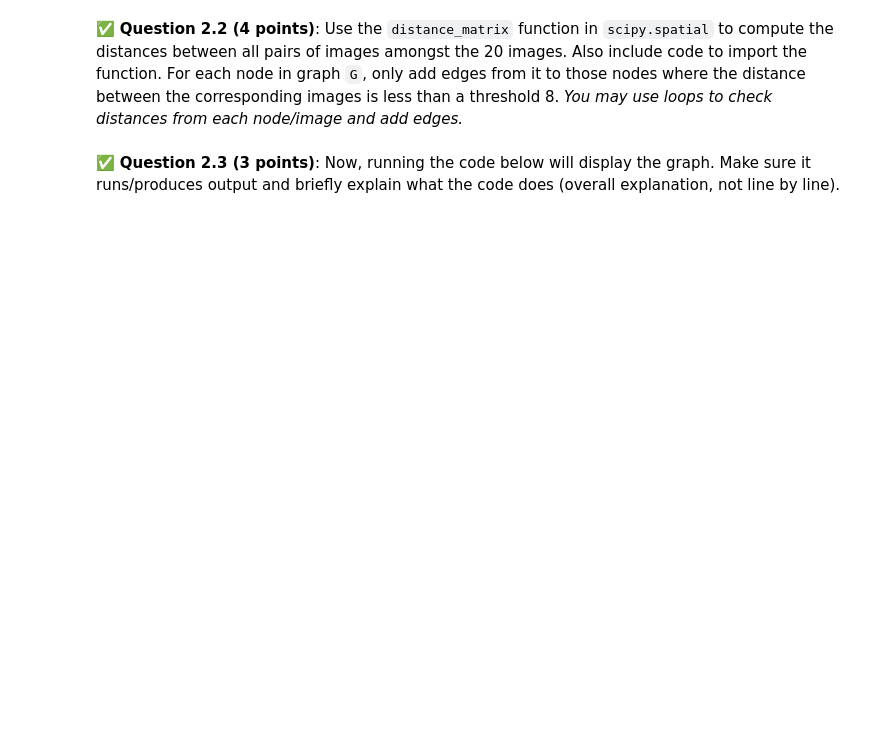
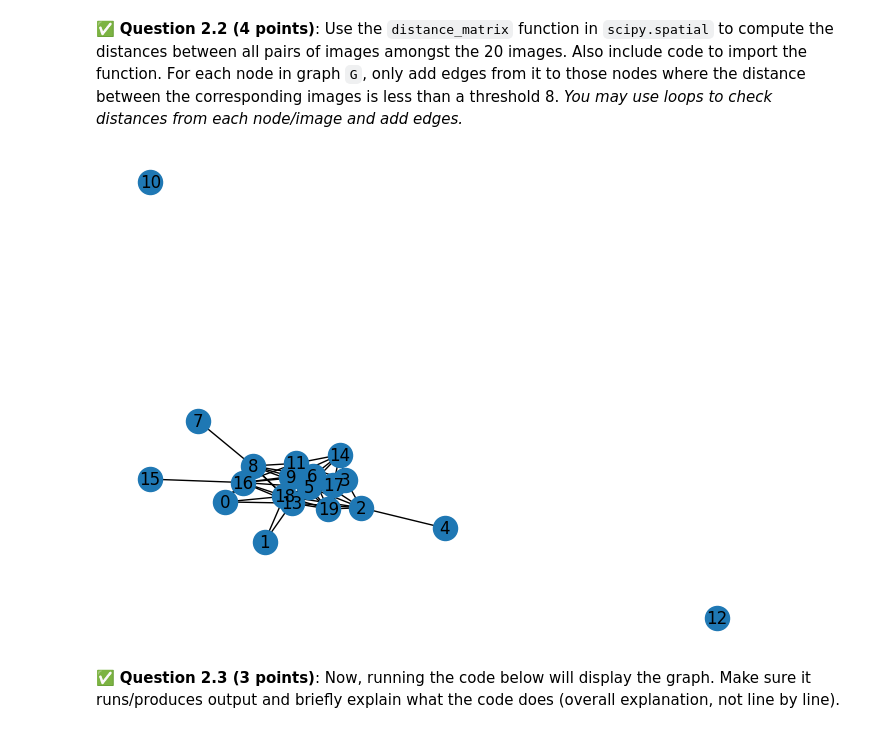
Before and after one commit to Chungminlee08/cmse202-s24-turnin, a Jupyter notebook: final/CMSE202-Final-Section3-STUDENT.ipynb, the cells around one changed output. Drawn from its saved outputs; the diff is of its cells as text; code cells hidden in the pictures; blank space fills up the shorter version.

```diff
--- a/final/CMSE202-Final-Section3-STUDENT.ipynb
+++ b/final/CMSE202-Final-Section3-STUDENT.ipynb
@@ -103,3 +101,22 @@ For each node in graph `G`, only add edges from it to those nodes where the dist
+# %%
+### Put your code for Question 2.2 here.
+import numpy as np
+from scipy.spatial import distance_matrix
+
+# Compute the distance matrix between all pairs of images
+distances = distance_matrix(feature_vectors[:20], feature_vectors[:20])
+
+# Iterate over each pair of nodes and add edges based on the threshold
+for i in range(20):
+    for j in range(i + 1, 20):
+        if distances[i, j] < 8:
+            G.add_edge(i, j)
+
+# Display the updated graph (optional)
+nx.draw(G, with_labels=True)
+plt.show()
+# %% [output]
+[figure, added]
 # %% [markdown]
 &#9989; **Question 2.3 (3 points)**: Now, running the code below will display the graph. Make sure it runs/produces output and briefly explain what the code does (overall explanation, not line by line).
 # %%
```
Also changed, not shown: parts of 46 cells of this notebook.
